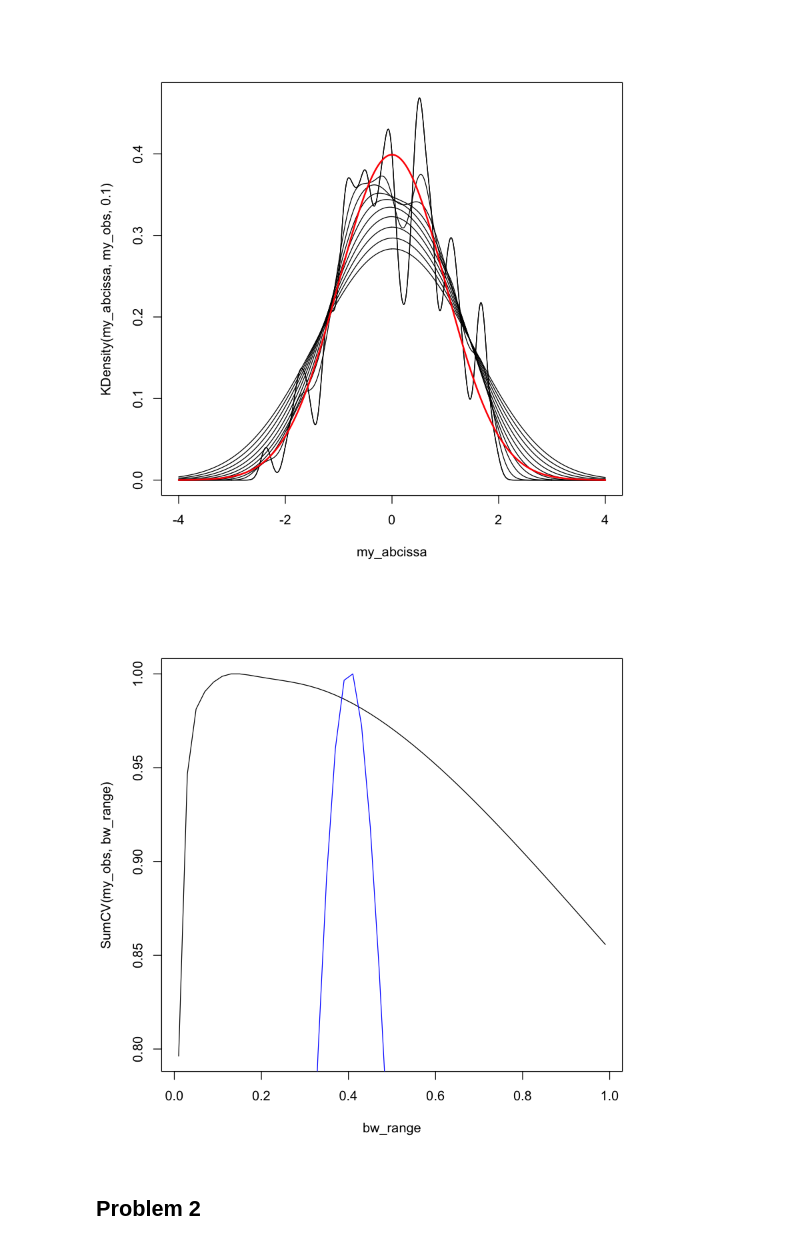
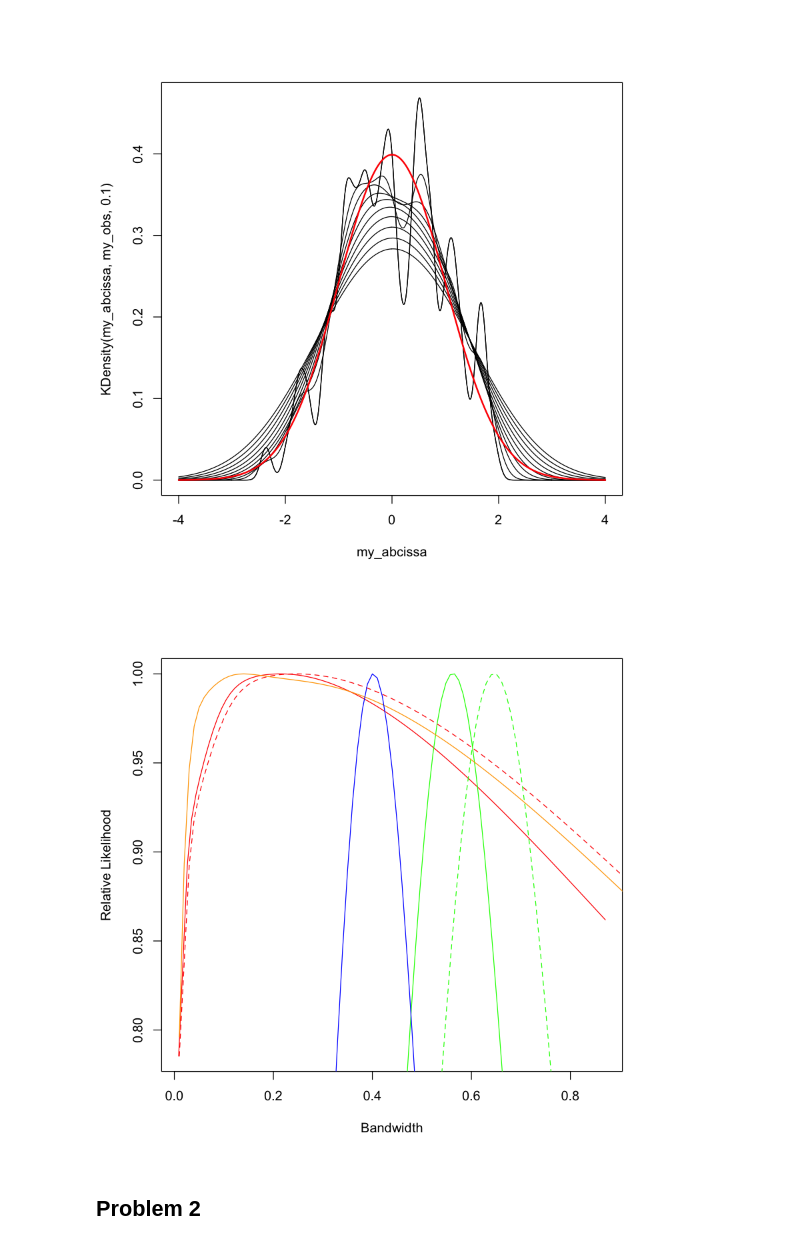
Before and after one commit to franklinmarsh/computational_statistics, a Jupyter notebook: hw6.ipynb, the cells around one changed output. Cells and saved outputs as stored; diff of their text form; code cells hidden in the pictures.

```diff
--- a/hw6.ipynb
+++ b/hw6.ipynb
@@ -85,7 +85,7 @@ SumCV <- function(my_obs, bandwidth) {
 
         }
 
-    return(output/max(output))
+    return(list(bandwidth,output/max(output)))
 }
 
 ProdCV <- function(my_obs, bandwidth) {
@@ -107,5 +107,26 @@ ProdCV <- function(my_obs, bandwidth) {
 
         }
 
-    return(output/max(output))
+    return(list(bandwidth,output/max(output)))
 }
+# %%
+TrainTestSplit <- function(obs, test_size) {
+
+    split_frac <- as.integer(1.0/test_size)
+
+    test_i <- sample((1:length(obs)),length(obs)/split_frac)
+    train_i <- (1:length(obs))[-test_i]
+
+    if ((sum(test_i) + sum(train_i)) == sum(1:length(obs))) {
+        train <- obs[train_i]
+        test <- obs[test_i]
+    }
+
+    else {
+        stop("Error, sum of split parts did not equal some of the whole")
+    }
+
+    return(list(train,test))
+}
+# %%
+my_split <- TrainTestSplit(my_obs, 0.5)
@@ -112,9 +168,21 @@ ProdCV <- function(my_obs, bandwidth) {
 # %%
-bw_range <- seq(0.01,1.0,0.02)
-plot(bw_range, SumCV(my_obs, bw_range), type = 'l')
-lines(bw_range, ProdCV(my_obs, bw_range), type = 'l', col = 'blue')
+bw_range <- seq(0.01,1.0,0.01)
+sum_split_cv <- SplitCV(my_split[[1]], my_split[[2]], bw_range, kind = 'sum')
+prod_split_cv <- SplitCV(my_split[[1]], my_split[[2]], bw_range, kind = 'prod')
+sum_cv <- SumCV(my_obs, bw_range)
+prod_cv <- ProdCV(my_obs, bw_range)
-# %% [output]
-[figure, removed]
+# %%
+plot(sum_split_cv[[1]], sum_split_cv[[2]], type = 'l', col = 'red',
+    xlab = 'Bandwidth', ylab = 'Relative Likelihood')
+lines(prod_split_cv[[1]], prod_split_cv[[2]], type = 'l', col = 'green')
+
+lines(bw_range, sum_split_cv[[2]], type = 'l', col = 'red', lty = 2)
+lines(bw_range, prod_split_cv[[2]], type = 'l', col = 'green', lty = 2)
+
+lines(sum_cv[[1]], sum_cv[[2]], type = 'l', col = 'orange')
+lines(prod_cv[[1]], prod_cv[[2]], type = 'l', col = 'blue')
+# %% [output]
+[figure, added]
 # %% [markdown]
  ## Problem 2
 # %% [markdown]
```
Also changed, not shown: parts of 1 cell of this notebook.
